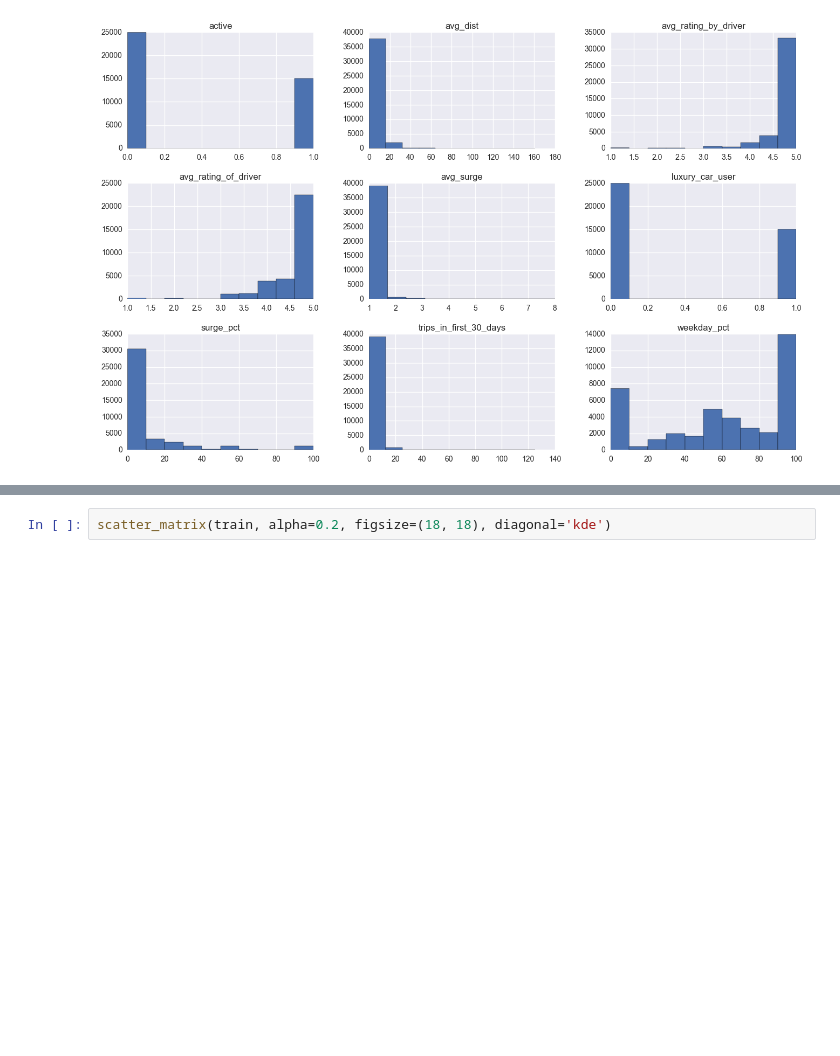
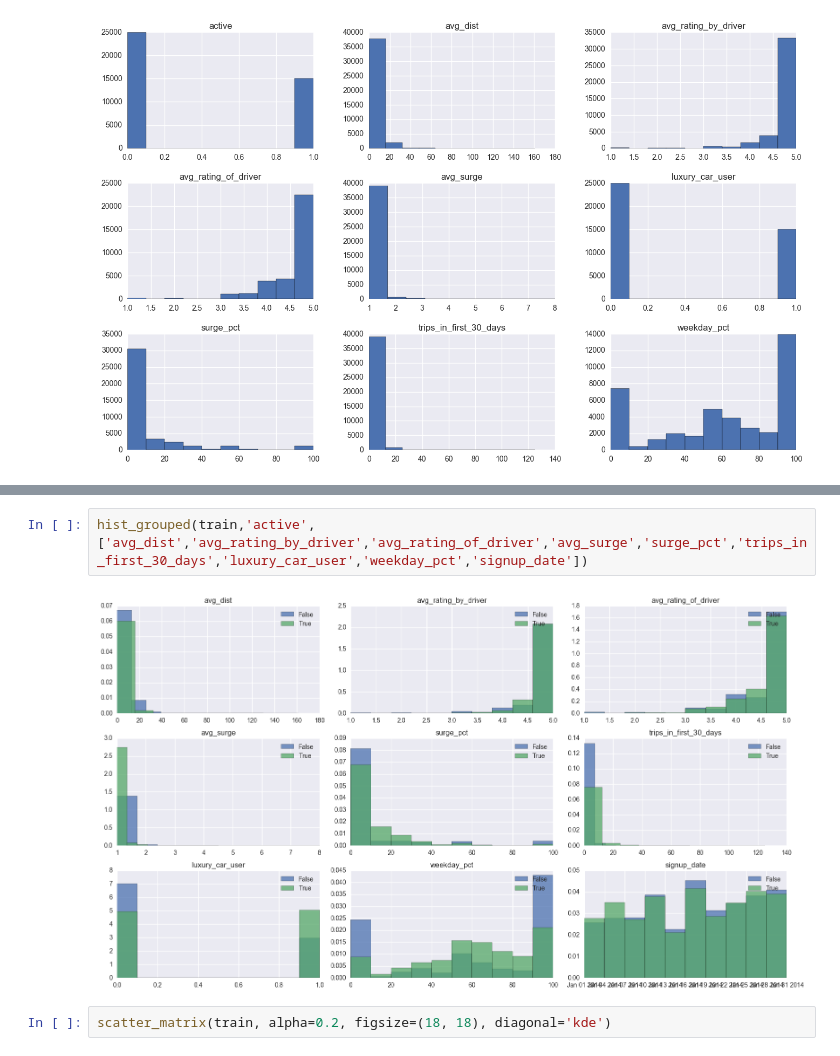
Before and after one commit to zfsang-zz/Case-Study-Churn-Prediction, a Jupyter notebook: EDA.ipynb, the cells around one changed output, grey strips where cells are left out. Cells and saved outputs as stored; diff of their text form; blank space fills up the shorter version.

```diff
--- a/EDA.ipynb
+++ b/EDA.ipynb
@@ -228,3 +145,7 @@ ValueError: color kwarg must have one color per dataset
+# %%
+hist_grouped(train,'active',['avg_dist','avg_rating_by_driver','avg_rating_of_driver','avg_surge','surge_pct','trips_in_first_30_days','luxury_car_user','weekday_pct','signup_date'])
+# %% [output]
+[figure, added]
 # %%
 scatter_matrix(train, alpha=0.2, figsize=(18, 18), diagonal='kde')
 # %% [output]
```
Also changed, not shown: parts of 17 cells of this notebook.
